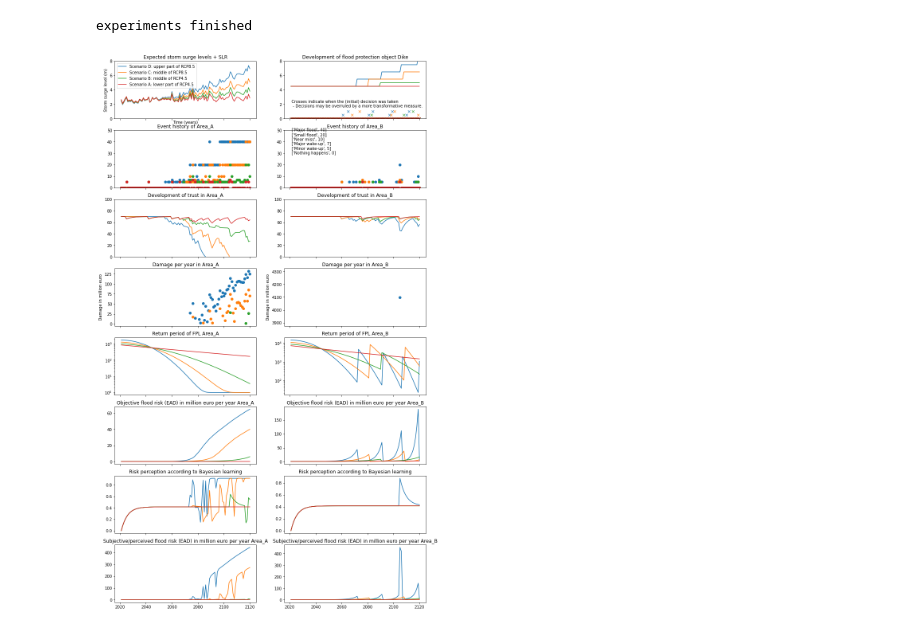
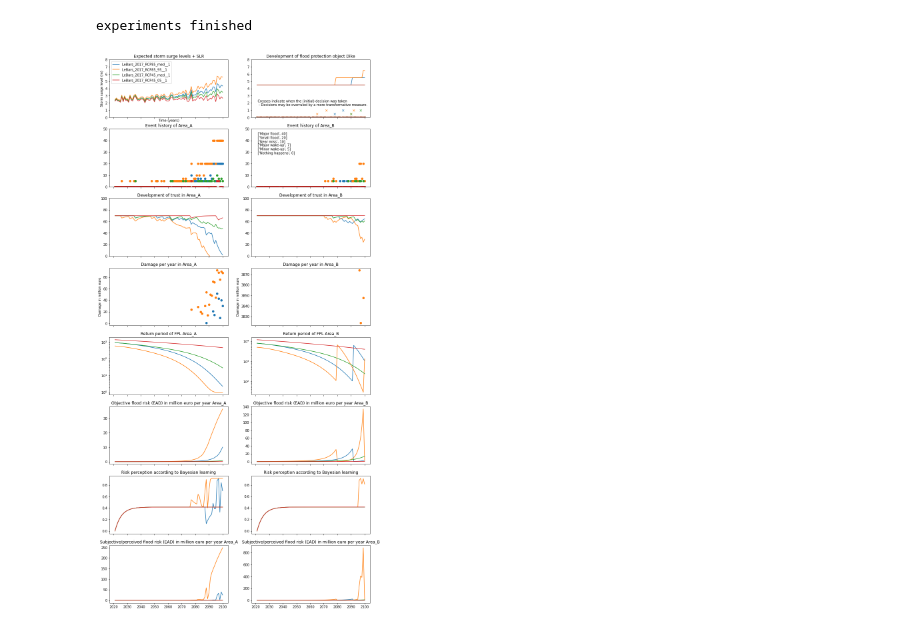
Before and after one commit to keesvanginkel/Urban-SETP, a Jupyter notebook: Rotterdam.ipynb, the cells around one changed output. Saved outputs shown, nothing was run; the diff lists cells and outputs as text; code cells hidden in the pictures.

Commit message:
Clean-up of all scripts. Implemented SLR scenarios of Le Bars

```diff
--- a/Rotterdam.ipynb
+++ b/Rotterdam.ipynb
@@ -117,0 +117,8 @@ TrendSeries_D.from_csv("D_trend.csv")
+# %%
+# Make a manual preselection of scenarios to simplify plots
+selection_a = [x for x in allSurgeLevel if x.name.split("__")[1] == "1"] #only run experiments for one of the transients
+#REMOVE SLR SCENARIOS WITH TOO MUCH OVERLAP
+selection_b = [x for x in selection_a if not x.name.split("__")[0].split("RCP")[1] == "85_05"]
+selection = [x for x in selection_b if not x.name.split("__")[0].split("RCP")[1] == "45_95"]
+#Remaining scenarios
+selection
@@ -132,7 +144,7 @@ class Kroket(Mayor):
     def get_name(self):
         return('Berry Kroket')
 
-    def apply_strategy(self,Model,SurgeSeries,i,time):
+    def apply_strategy(self,Model,SurgeLevel,i,time):
 
         #STRATEGY FOR THE OUTERDIKE AREA
         #TODO
@@ -192,7 +204,7 @@ class Economicus(Mayor):
     def get_name(self):
         return('Mr. H. Economicus')
 
-    def apply_strategy(self,Model,SurgeSeries,i,time):
+    def apply_strategy(self,Model,SurgeLevel,i,time):
 
         #STRATEGY FOR THE CITY CENTRE
         CC = Model.allResidentialArea[1]
@@ -346,21 +360,21 @@ print('experiments finished')
 # %% [output]
 experiments finished
 # %%
-fig, axes = plt.subplots(nrows=8,ncols=2,sharey=False,sharex=True,figsize=(14,25))
+fig, axes = plt.subplots(nrows=8,ncols=2,sharey=False,sharex=True,figsize=(14,30))
 
 labels = []
 
 for experiment in reversed(experiments):
 
     Model = experiment['Model']
-    SurgeSeries = experiment['SurgeSeries']
+    SurgeLevel = experiment['SurgeLevel']
     Mayor = experiment['Mayor']
 
-    #print(SurgeSeries.name)
+    #print(SurgeLevel.name)
 
-    axes[0,0].plot(SurgeSeries.years,SurgeSeries.surgelevel)
+    axes[0,0].plot(SurgeLevel.years,SurgeLevel.surgelevel)
 
-    labels.append(SurgeSeries.description)
+    labels.append(SurgeLevel.name)
     axes[0,0].set_title('Expected storm surge levels + SLR')
     axes[0,0].set_xlabel('Time (years)')
     axes[0,0].set_ylabel('Storm surge level (m)')
@@ -369,63 +383,63 @@ for experiment in reversed(experiments):
 
     for i, Area in enumerate(Model.allResidentialArea):
         axes[1,i].set_title('Event history of {}'.format(Area.name))
-        axes[1,i].plot(SurgeSeries.years,Model.allResidentialArea[i].event_impact_history,'o')
+        axes[1,i].plot(SurgeLevel.years,Model.allResidentialArea[i].event_impact_history,'o')
         axes[1,i].set_ylim(0,50)
 
         axes[2,i].set_title('Development of trust in {}'.format(Area.name))
-        axes[2,i].plot(SurgeSeries.years,Model.allResidentialArea[i].trust_t)
+        axes[2,i].plot(SurgeLevel.years,Model.allResidentialArea[i].trust_t)
 
         axes[2,i].set_ylim(0,100)
 
         #plot damage
         axes[3,i].set_title('Damage per year in {}'.format(Area.name))
-        axes[3,i].plot(SurgeSeries.years,[x*10**(-6) for x in Model.allResidentialArea[i].flood_damage],'o')
+        axes[3,i].plot(SurgeLevel.years,[x*10**(-6) for x in Model.allResidentialArea[i].flood_damage],'o')
 
         axes[4,i].set_title('Return period of FPL {}'.format(Model.allResidentialArea[i].name))
-        axes[4,i].plot(SurgeSeries.years,Model.allResidentialArea[i].protection_level_rp,'-')
+        axes[4,i].plot(SurgeLevel.years,Model.allResidentialArea[i].protection_level_rp,'-')
         axes[4,i].set_yscale("log")
         #axes[1,i].set_ylim(0,50)
 
         axes[5,i].set_title('Objective flood risk (EAD) in million euro per year {}'.format(Model.allResidentialArea[i].name))
-        axes[5,i].plot(SurgeSeries.years,Model.allResidentialArea[i].risk,'-')
+        axes[5,i].plot(SurgeLevel.years,Model.allResidentialArea[i].risk,'-')
         #axes[1,i].set_yscale("log")
         #axes[1,i].set_ylim(0,50)
 
         axes[6,i].set_title('Risk perception according to Bayesian learning')
-        axes[6,i].plot(SurgeSeries.years,Model.allResidentialArea[i].risk_perception,'-')
+        axes[6,i].plot(SurgeLevel.years,Model.allResidentialArea[i].risk_perception,'-')
 
         axes[7,i].set_title('Subjective/perceived flood risk (EAD) in million euro per year {}'.format(Model.allResidentialArea[i].name))
-        axes[7,i].plot(SurgeSeries.years,Model.allResidentialArea[i].risk_perceived,'-')
+        axes[7,i].plot(SurgeLevel.years,Model.allResidentialArea[i].risk_perceived,'-')
         #axes[1,i].set_yscale("log")
         #axes[1,i].set_ylim(0,50)
 
-    axes[0,1].plot(SurgeSeries.years,Model.allFloodProtection[1].protection_level)
+    axes[0,1].plot(SurgeLevel.years,Model.allFloodProtection[1].protection_level)
     axes[0,1].set_title('Development of flood protection object Dike')
 
 axes[0,0].legend(labels)
 
 axes[3,0].set_ylabel('Damage in million euro')
 axes[3,1].set_ylabel('Damage in million euro')
 
 #Add some additional text to some axes
 alarming_conditions = Model.Parameters['alarming_conditions']
 
 textbox = ""
 for key in alarming_conditions:
     textbox = textbox + str(alarming_conditions[key]) + '\n'
 
 axes[0,1].text(0.05,0.2,"Crosses indicate when the (initial) decision was taken \n - Decisions may be overruled by a more transformative measure.",transform=axes[0,1].transAxes)
 axes[1,1].text(0.05,0.5,textbox,transform=axes[1,1].transAxes)
 
 
 axes[0,1].set_prop_cycle(None) #reset the cycler to plot again in the same axes with similar colors
 for experiment in reversed(experiments):
     Model = experiment['Model']
-    SurgeSeries = experiment['SurgeSeries']
+    SurgeLevel = experiment['SurgeLevel']
     Mayor = experiment['Mayor']
 
-    axes[0,1].plot(SurgeSeries.years,Model.allFloodProtection[1].measure_history,'x') #PLOT THE HISTORY OF THE MEASURES
+    axes[0,1].plot(SurgeLevel.years,Model.allFloodProtection[1].measure_history,'x') #PLOT THE HISTORY OF THE MEASURES
 # %% [output]
-[figure, old version]
+[figure, new version]
 # %%
 #fig.savefig('Economicus.png')
```
Also changed, not shown: parts of 7 cells of this notebook, 43 other files.
